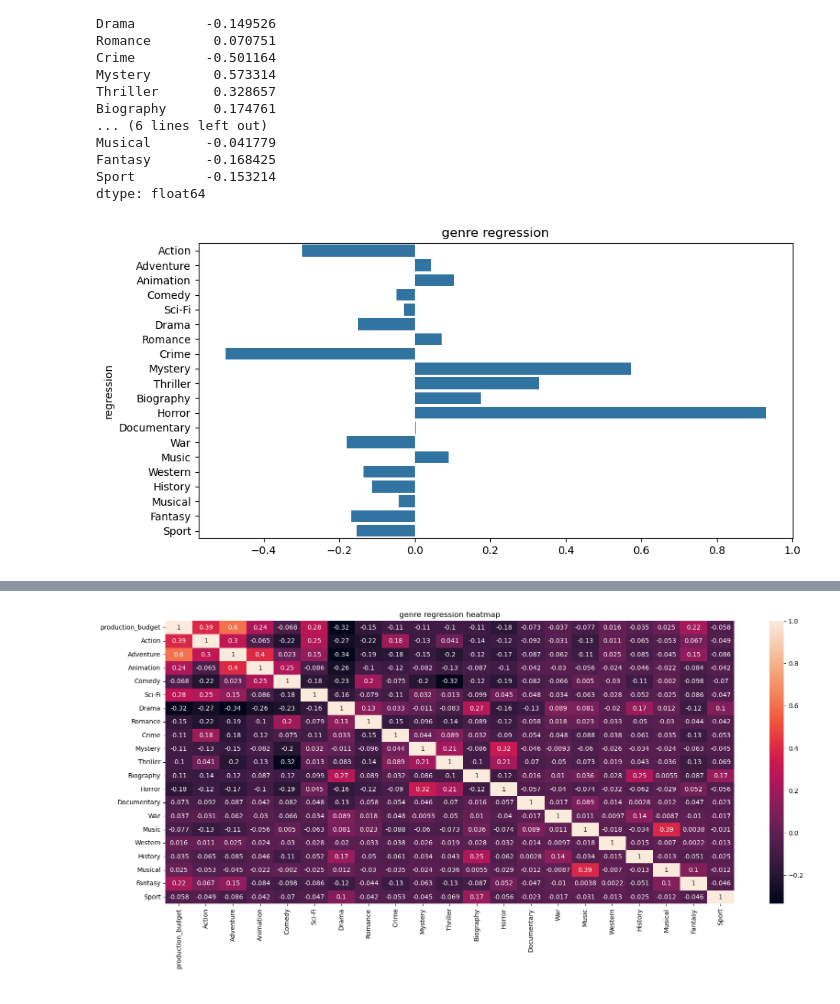
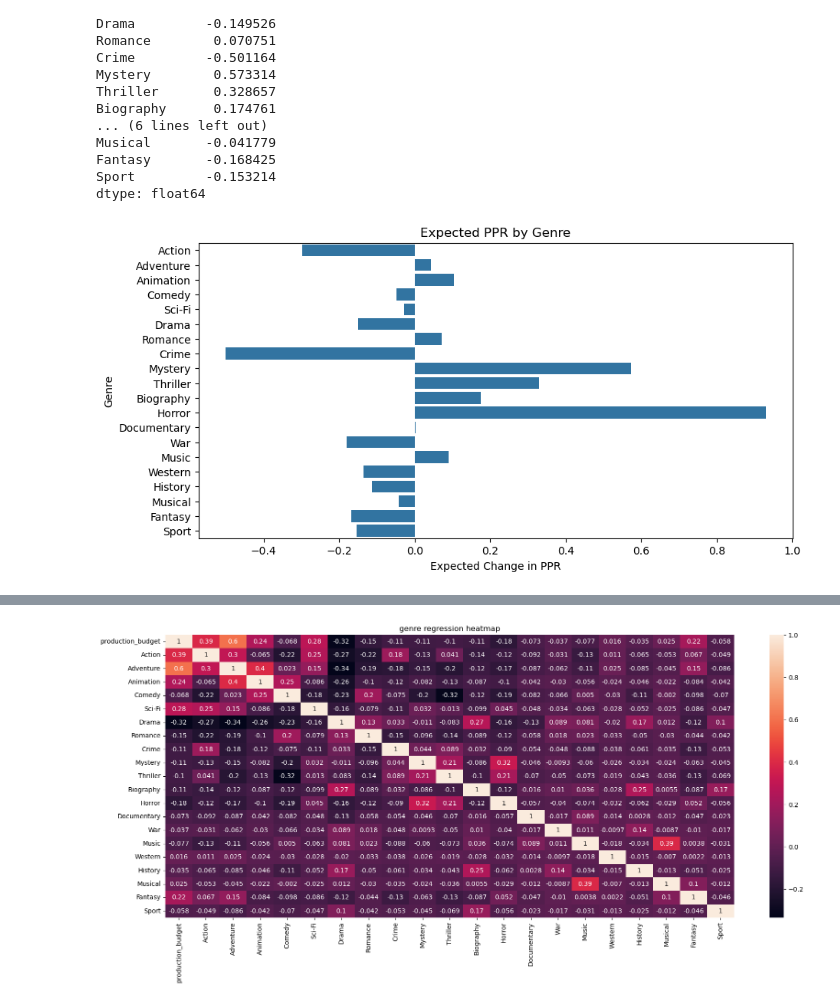
Before and after one commit to Keys2610/dsc-phase-2-project-v3, a Jupyter notebook: Noahworkspace.ipynb, the cells around one changed output, grey strips where cells are left out. Cells and saved outputs as stored; diff of their text form; code cells hidden in the pictures.

```diff
--- a/Noahworkspace.ipynb
+++ b/Noahworkspace.ipynb
@@ -216,11 +220,12 @@ dtype: float64
 # %%
 plt.figure(figsize=(10,5))
 sns.barplot(y = weights[1::].index, x = weights[1::].values)
-plt.title("genre regression")
-plt.ylabel('regression')
+plt.title("Expected PPR by Genre")
+plt.ylabel('Genre')
+plt.xlabel('Expected Change in PPR')
 plt.show()
 # %% [output]
-[figure, old version]
+[figure, new version]
 # %%
 results_standardized.summary()
 # %% [output]
```
Also changed, not shown: parts of 5 cells of this notebook.
